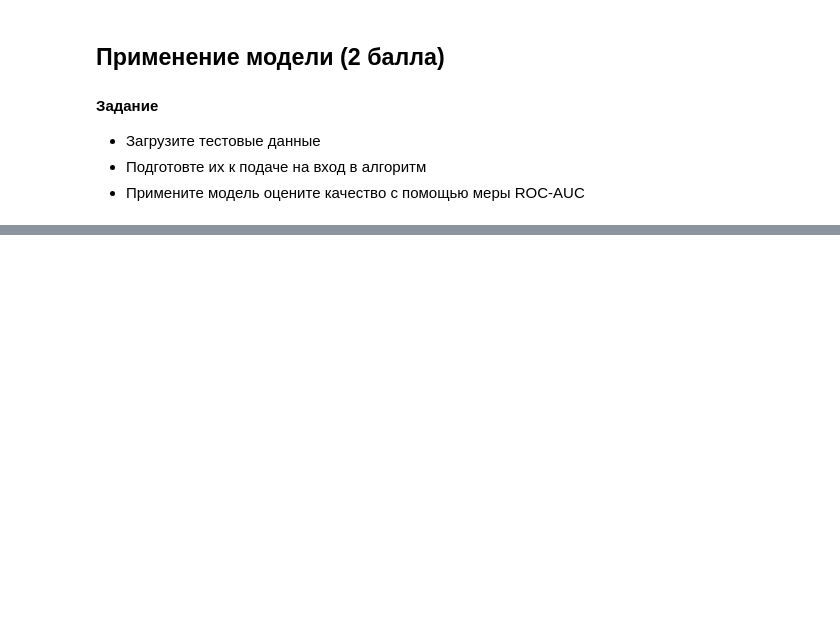
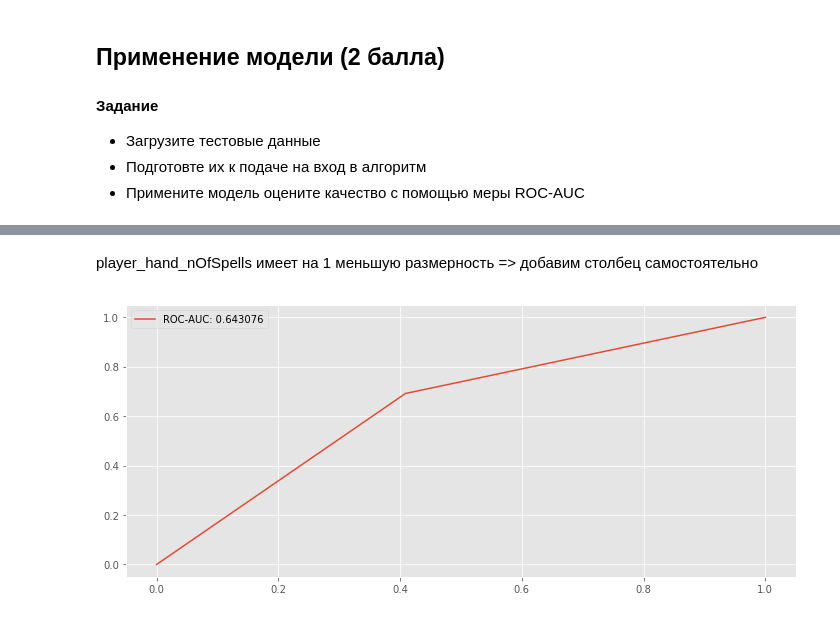
Before and after one commit to bolychevanton/TechSphere, a Jupyter notebook: hw3/bolychev_hw3.ipynb, the cells around one changed output, grey strips where cells are left out. Drawn from its saved outputs; the diff is of its cells as text; code cells hidden in the pictures; blank space fills up the shorter version.

```diff
--- a/hw3/Bolychev_hw3.ipynb
+++ b/hw3/bolychev_hw3.ipynb
@@ -570,0 +551,2 @@ df_data.decision.mean()
+# %%
+df_data_test = df_data_test.drop("decision",axis = 1)
@@ -570,0 +555,6 @@ df_data.decision.mean()
+# %%
+for col in df_data_test.columns:
+    length = len(np.unique(df_data_test[col]))
+    uni_dict_test[col] = length
+    if (length <= 10):
+        print(col, length - uni_dict[col], np.unique(df_data_test[col]))
@@ -570,0 +579,26 @@ df_data.decision.mean()
+# %% [markdown]
+player_hand_nOfSpells имеет на 1 меньшую размерность => добавим столбец самостоятельно
+# %%
+cols = df_data_test.columns
+
+for col in cols:
+    length = len(np.unique(df_data_test[col]))
+    # Если переменная категориальная
+    if (length <= 20 and length >= 2):
+        onehot = pd.get_dummies(df_data_test[col], prefix = col)
+        if col == "player_hand_nOfSpells":
+            onehot["player_hand_nOfSpells_8"] = np.zeros(onehot.shape[0], dtype = int)
+        df_data_test = pd.concat([df_data_test,onehot], axis= 1).drop(col,  axis=1)
+# %%
+predicted = pipe.predict(df_data_test.values[:500000])
+# %%
+from sklearn.metrics import roc_curve
+from sklearn.metrics import roc_auc_score
+
+fpr, trp, _ = roc_curve(y_test.values[:500000], predictions)
+score = roc_auc_score(predicted, y_test.values[:500000])
+plt.plot(fpr, trp, label="ROC-AUC: %f" % score)
+plt.legend()
+plt.show()
+# %% [output]
+[figure, added]
```
Also changed, not shown: parts of 37 cells of this notebook.
